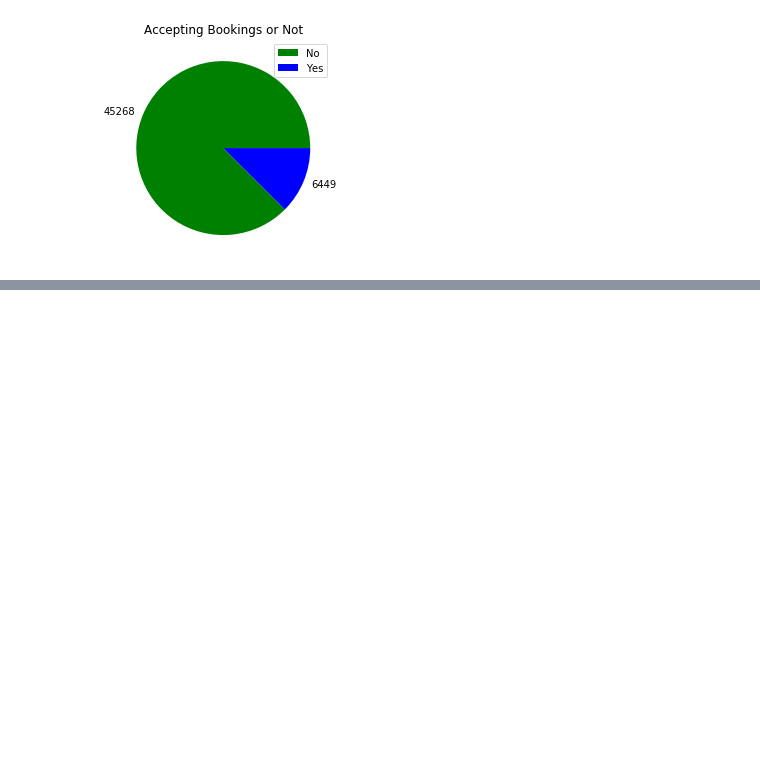
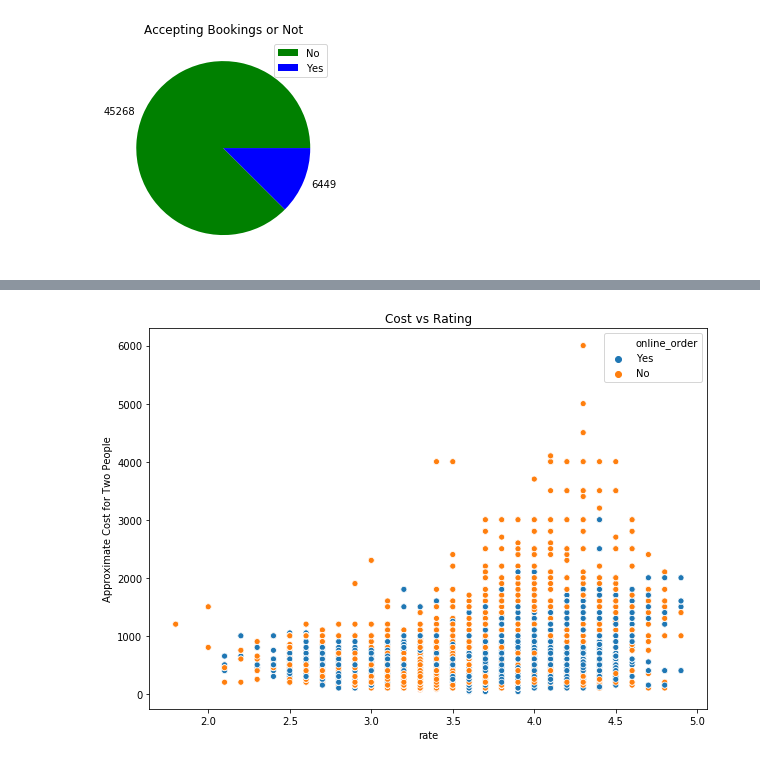
Before and after one commit to robinsaheb/ResturantReviews, a Jupyter notebook: Zomato Notebook.ipynb, the cells around one changed output, grey strips where cells are left out. Drawn from its saved outputs; the diff is of its cells as text; code cells hidden in the pictures; blank space fills up the shorter version.

```diff
--- a/Zomato Notebook.ipynb
+++ b/Zomato Notebook.ipynb
@@ -68,0 +82,13 @@ In India you cannot find table booking facility in any average restaurants,usual
+# %%
+# Making a cost vs rating scatterplot
+plt.figure(figsize=(10,7))
+# Cleaning data for scatterplot
+cost = zomato['approx_cost(for two people)'].dropna()
+cost = cost.apply(lambda x: int(x.replace(',','')))
+# Making a scatterplot
+sns.scatterplot(ratings, cost, hue = zomato['online_order'])
+plt.title('Cost vs Rating')
+plt.ylabel('Approximate Cost for Two People')
+plt.show()
+# %% [output]
+[figure, added]
```
Also changed, not shown: parts of 6 cells of this notebook.
